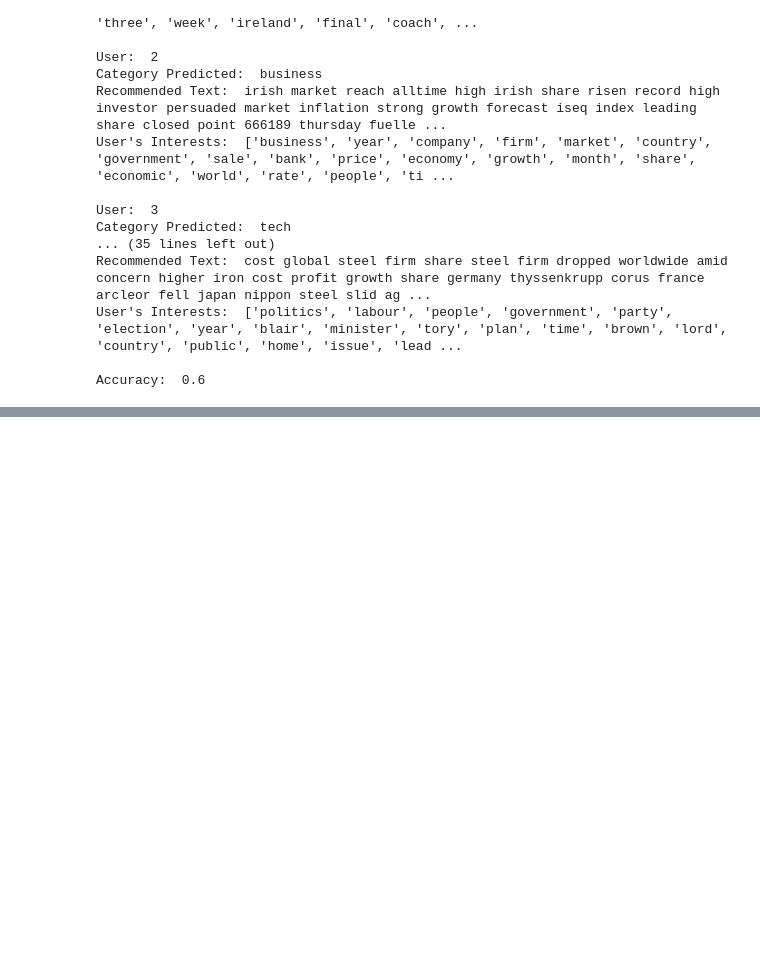
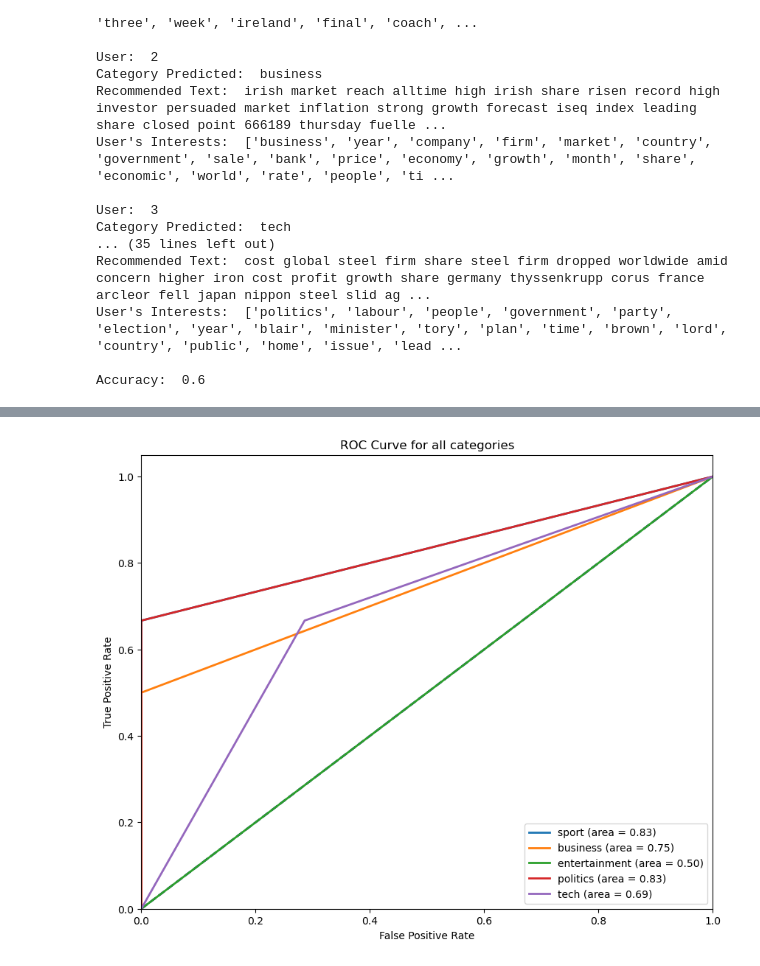
Before and after one commit to GNajeral/IR_1, a Jupyter notebook: assignment.ipynb, the cells around one changed output, grey strips where cells are left out. Drawn from its saved outputs; the diff is of its cells as text; code cells hidden in the pictures; blank space fills up the shorter version.

```diff
--- a/assignment.ipynb
+++ b/assignment.ipynb
@@ -478,3 +477,17 @@ Precision:  0.8
 Recall:  0.5
 F-Measure:  0.6153846153846154
 AU-ROC:  0.7205882352941175
+# %%
+from sklearn.metrics import classification_report, multilabel_confusion_matrix
+
+# Calculate classification report and confusion matrix
+class_report = classification_report(all_true_labels, all_predicted_labels, target_names=categories, zero_division=0)
+conf_matrix = multilabel_confusion_matrix(all_true_labels, all_predicted_labels)
+
+print("Classification Report:\n", class_report)
+print("Confusion Matrix:\n")
+
+for i, category in enumerate(categories):
+    print(f"{category}:\n")
+    print(conf_matrix[i])
+    print()
@@ -480,0 +512,31 @@ AU-ROC:  0.7205882352941175
+# %%
+import matplotlib.pyplot as plt
+from sklearn.metrics import roc_curve, auc
+
+# Function to plot ROC curve for each category
+def plot_roc_curve(true_labels, predicted_labels, category, ax):
+    fpr, tpr, _ = roc_curve(true_labels, predicted_labels)
+    roc_auc = auc(fpr, tpr)
+
+    ax.plot(fpr, tpr,
+             lw=2, label=f'{category} (area = {roc_auc:.2f})')
+
+# Set up the figure and axis for the plot
+fig, ax = plt.subplots(figsize=(10, 8))
+ax.plot([0, 1], [0, 1], color='navy', lw=2, linestyle='--')
+ax.set_xlim([0.0, 1.0])
+ax.set_ylim([0.0, 1.05])
+ax.set_xlabel('False Positive Rate')
+ax.set_ylabel('True Positive Rate')
+ax.set_title('ROC Curve for all categories')
+
+# Plot ROC curve for each category
+for category in categories:
+    true_labels = all_true_labels[:, categories.index(category)]
+    predicted_labels = all_predicted_labels[:, categories.index(category)]
+    plot_roc_curve(true_labels, predicted_labels, category, ax)
+
+ax.legend(loc="lower right")
+plt.show()
+# %% [output]
+[figure, added]
```
Also changed, not shown: parts of 14 cells of this notebook, 1 other file.
